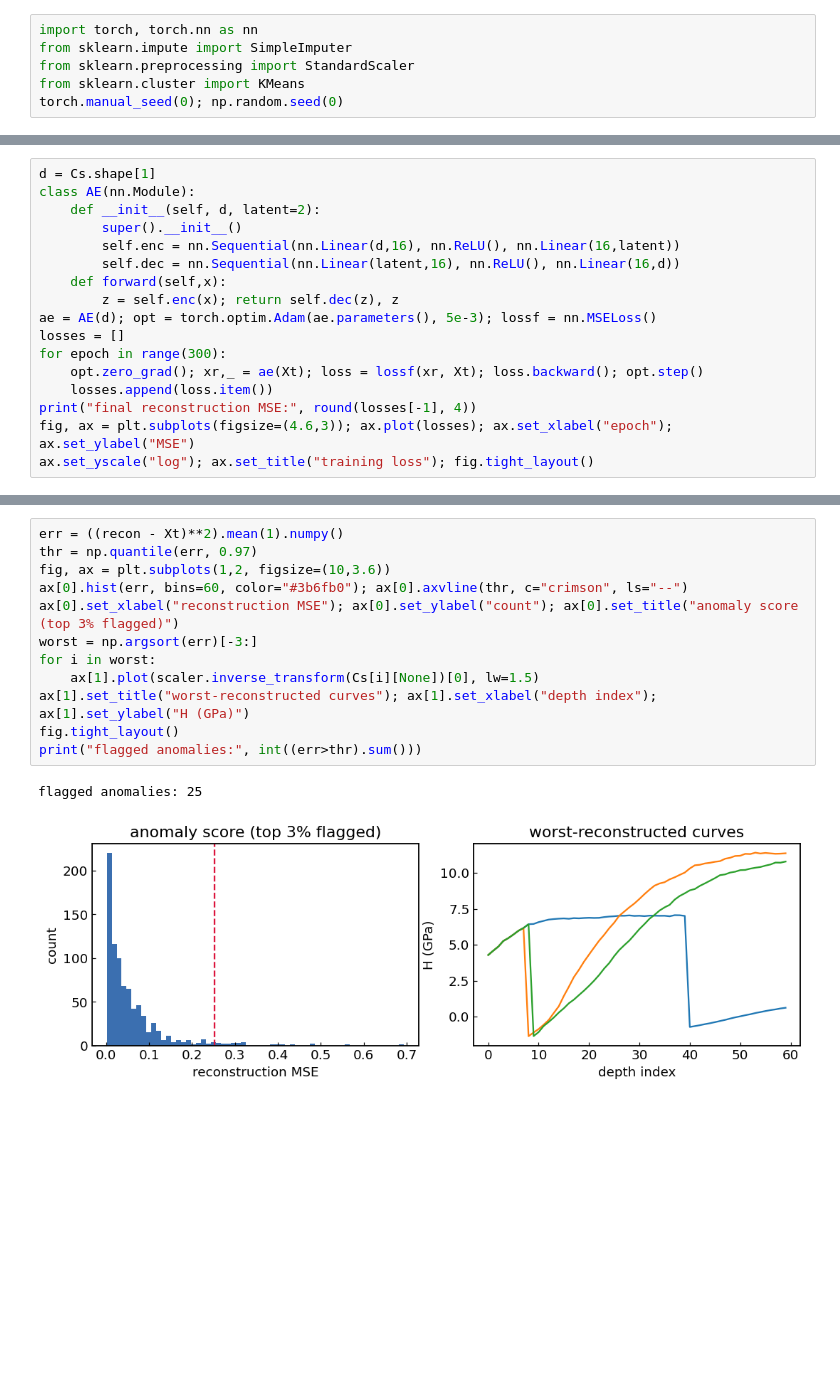
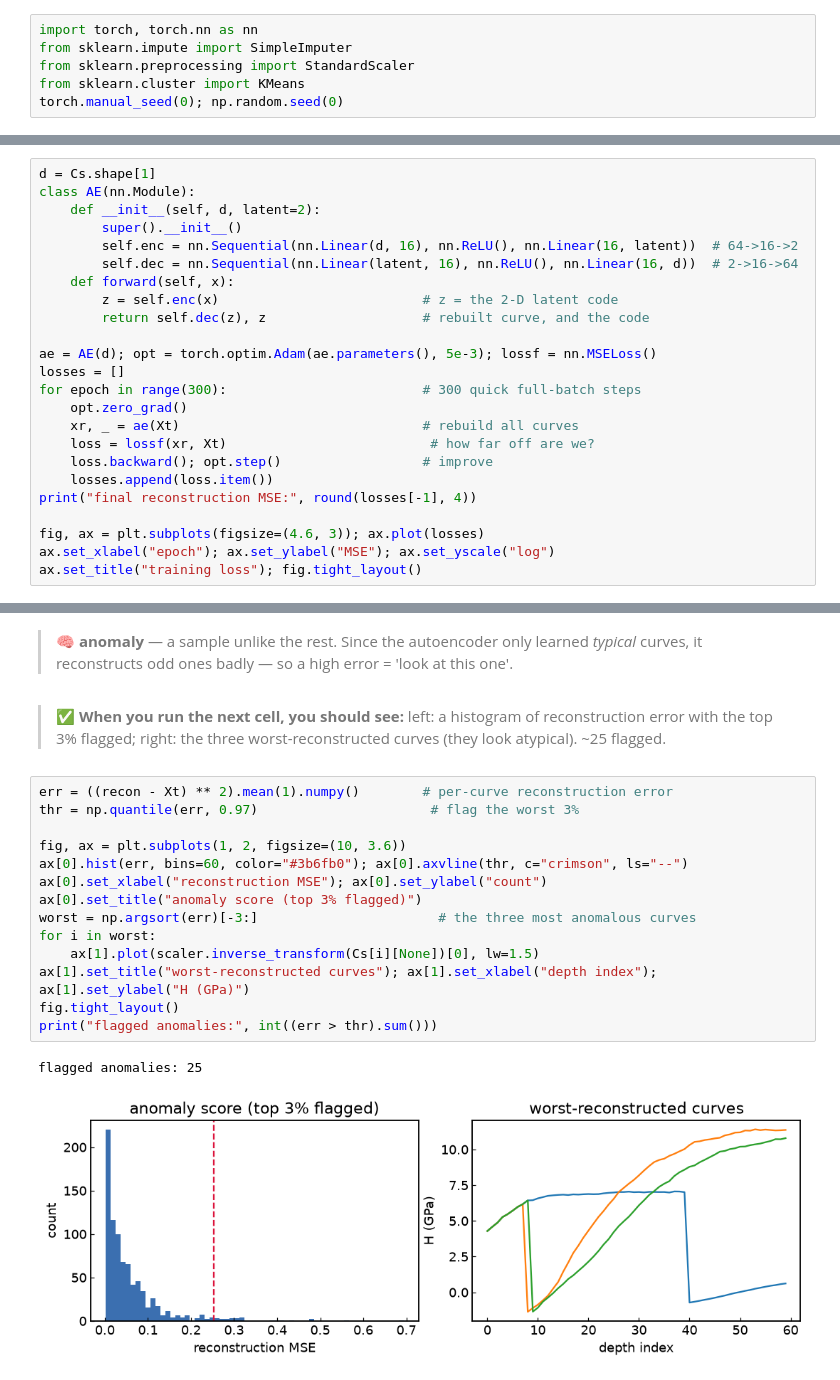
Before and after one commit to edrossi93/mecanano-ml-nanomechanics, a Jupyter notebook: notebooks/05_autoencoder_latent_space.ipynb, the cells around one changed output, grey strips where cells are left out. Saved outputs shown, nothing was run; the diff lists cells and outputs as text; blank space fills up the shorter version.

```diff
--- a/notebooks/05_autoencoder_latent_space.ipynb
+++ b/notebooks/05_autoencoder_latent_space.ipynb
@@ -59,17 +98,24 @@ d = Cs.shape[1]
 class AE(nn.Module):
     def __init__(self, d, latent=2):
         super().__init__()
-        self.enc = nn.Sequential(nn.Linear(d,16), nn.ReLU(), nn.Linear(16,latent))
-        self.dec = nn.Sequential(nn.Linear(latent,16), nn.ReLU(), nn.Linear(16,d))
-    def forward(self,x):
-        z = self.enc(x); return self.dec(z), z
+        self.enc = nn.Sequential(nn.Linear(d, 16), nn.ReLU(), nn.Linear(16, latent))  # 64->16->2
+        self.dec = nn.Sequential(nn.Linear(latent, 16), nn.ReLU(), nn.Linear(16, d))  # 2->16->64
+    def forward(self, x):
+        z = self.enc(x)                          # z = the 2-D latent code
+        return self.dec(z), z                    # rebuilt curve, and the code
+
 ae = AE(d); opt = torch.optim.Adam(ae.parameters(), 5e-3); lossf = nn.MSELoss()
 losses = []
-for epoch in range(300):
-    opt.zero_grad(); xr,_ = ae(Xt); loss = lossf(xr, Xt); loss.backward(); opt.step()
+for epoch in range(300):                         # 300 quick full-batch steps
+    opt.zero_grad()
+    xr, _ = ae(Xt)                               # rebuild all curves
+    loss = lossf(xr, Xt)                          # how far off are we?
+    loss.backward(); opt.step()                  # improve
     losses.append(loss.item())
 print("final reconstruction MSE:", round(losses[-1], 4))
-fig, ax = plt.subplots(figsize=(4.6,3)); ax.plot(losses); ax.set_xlabel("epoch"); ax.set_ylabel("MSE")
-ax.set_yscale("log"); ax.set_title("training loss"); fig.tight_layout()
+
+fig, ax = plt.subplots(figsize=(4.6, 3)); ax.plot(losses)
+ax.set_xlabel("epoch"); ax.set_ylabel("MSE"); ax.set_yscale("log")
+ax.set_title("training loss"); fig.tight_layout()
 # %% [output]
 final reconstruction MSE: 0.0572
@@ -98,15 +153,21 @@ Curves the autoencoder rebuilds poorly are unusual — pop-ins, cracked indents,
+# %% [markdown]
+> 🧠 **anomaly** — a sample unlike the rest. Since the autoencoder only learned *typical* curves, it reconstructs odd ones badly — so a high error = 'look at this one'.
+# %% [markdown]
+> ✅ **When you run the next cell, you should see:** left: a histogram of reconstruction error with the top 3% flagged; right: the three worst-reconstructed curves (they look atypical). ~25 flagged.
 # %%
-err = ((recon - Xt)**2).mean(1).numpy()
-thr = np.quantile(err, 0.97)
-fig, ax = plt.subplots(1,2, figsize=(10,3.6))
+err = ((recon - Xt) ** 2).mean(1).numpy()        # per-curve reconstruction error
+thr = np.quantile(err, 0.97)                      # flag the worst 3%
+
+fig, ax = plt.subplots(1, 2, figsize=(10, 3.6))
 ax[0].hist(err, bins=60, color="#3b6fb0"); ax[0].axvline(thr, c="crimson", ls="--")
-ax[0].set_xlabel("reconstruction MSE"); ax[0].set_ylabel("count"); ax[0].set_title("anomaly score (top 3% flagged)")
-worst = np.argsort(err)[-3:]
+ax[0].set_xlabel("reconstruction MSE"); ax[0].set_ylabel("count")
+ax[0].set_title("anomaly score (top 3% flagged)")
+worst = np.argsort(err)[-3:]                       # the three most anomalous curves
 for i in worst:
     ax[1].plot(scaler.inverse_transform(Cs[i][None])[0], lw=1.5)
 ax[1].set_title("worst-reconstructed curves"); ax[1].set_xlabel("depth index"); ax[1].set_ylabel("H (GPa)")
 fig.tight_layout()
-print("flagged anomalies:", int((err>thr).sum()))
+print("flagged anomalies:", int((err > thr).sum()))
 # %% [output]
 flagged anomalies: 25
-[figure, old version]
+[figure, new version]
```
Also changed, not shown: parts of 25 cells of this notebook, 2 other files.
